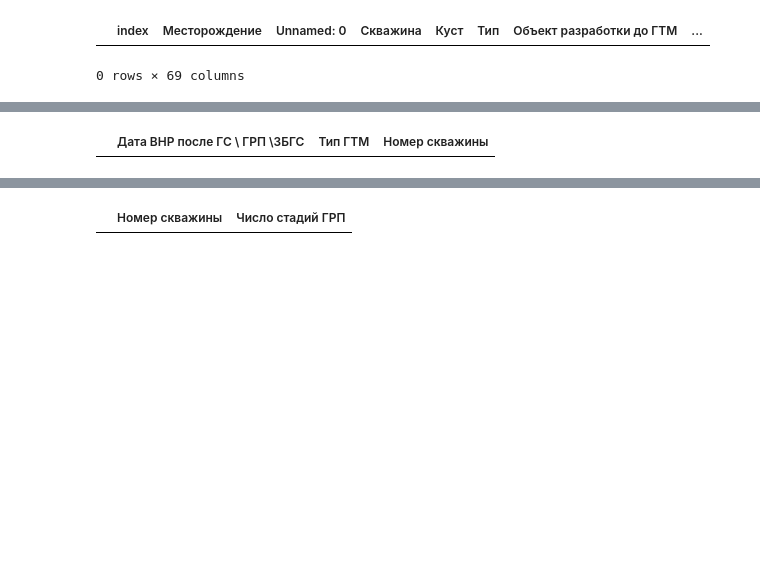
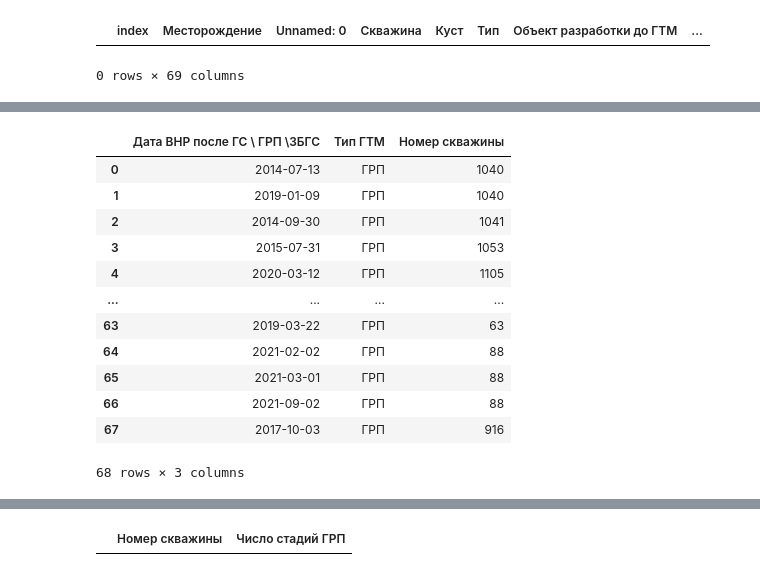
Before and after one commit to lybmvvs/appgazprom2.0, a Jupyter notebook: sdelal vrode.ipynb, the cells around one changed output, grey strips where cells are left out. Cells and saved outputs as stored; diff of their text form; code cells hidden in the pictures; blank space fills up the shorter version.

```diff
--- a/sdelal vrode.ipynb
+++ b/sdelal vrode.ipynb
@@ -24,9 +24,10 @@ grp_dad
 # %%
 grp_dad.reset_index(drop=True)
 grp_dad.reset_index(inplace=True)
-nnn = 1
-zzz = grp_dad['Пласт'].value_counts()[:nnn].index.tolist()
-plasttt = str(zzz[0])
+#nnn = 1
+#zzz = grp_dad['Пласт'].value_counts()[:nnn].index.tolist()
+#plasttt = str(zzz[0])
+plasttt = 'Ю2'
 grp_dad['удалю'] = grp_dad.apply(
             lambda x:
             'нет' if plasttt in str(x['Пласт'])
@@ -106,9 +107,10 @@ grp_gtm
 | 2102 | Западно-Усть-Балыкск | Добывающая | 99 | КУСТ-5 | Запуск без ремонта | Б10 | NaN | ... |
 2103 rows × 66 columns
 # %%
-nn = 1
-zz = grp_gtm['Объект разработки до ГТМ'].value_counts()[:nn].index.tolist()
-plastt = str(zz[0])
+#nn = 1
+#zz = grp_gtm['Объект разработки до ГТМ'].value_counts()[:nn].index.tolist()
+#plastt = str(zz[0])
+plastt = 'Ю2'
 grp_gtm = grp_gtm.drop(grp_gtm[grp_gtm['Объект разработки до ГТМ'] != plastt].index).reset_index(drop=True)
 grp_gtm
 # %% [output]
@@ -590,31 +530,43 @@ grp_1 = grp_1[grp_1['Скважина'].isin(my_wells_no_repeat)].reset_index(dr
         #     'Метод', 'Re'], axis=1)
         #grp_1 = grp_1.drop(['Pпл.1', '%.1', 'Qж.1', 'Qн.1', 'Окончание', 'Начало', 'Производительность', 'Насос'],
         #                   axis=1)
         #grp_1 = grp_1.drop(['Интервалы перф.', 'Hвд', 'Состояние', 'Pзаб', 'Pпл', 'H дин', 'Lхода', 'Напор'], axis=1)
         #grp_1 = grp_1.drop(['Месторождение', 'Unnamed: 0', 'Куст', 'Част', 'Кач', 'Hспуск', 'Qн', 'Qж', '%'], axis=1)
         #grp_1 = grp_1[grp_1['Скважина'].isin(my_wells_no_repeat)].reset_index(drop=True)
         # даты введения ГРП и ВНС на скважинах очень важно!!!!!!!
 grp_3 = copy.deepcopy(grp_1)
 grp_3['Дата ВНР после ГС \\ ГРП \\ЗБГС'] = grp_3.apply(
 lambda x:
 x['ВНР.1'] if 'КР7-2' in str(x['Краткое описание мероприятий'])
 else x['ВНР.1'] if 'Ввод добывающих сква' in str(x['Краткое описание мероприятий'])
 else 'нет', axis=1)
 grp_3['Тип ГТМ'] = grp_3.apply(
 lambda x:
 'ГРП' if 'КР7-2' in str(x['Краткое описание мероприятий'])
 else 'ВНС' if 'Ввод добывающих сква' in str(x['Краткое описание мероприятий'])
 else 'нет', axis=1)
 grp_3 = grp_3.drop(grp_3[grp_3['Дата ВНР после ГС \\ ГРП \\ЗБГС'] == 'нет'].index)
 grp_3 = grp_3.groupby(by=['Скважина', 'Дата ВНР после ГС \ ГРП \ЗБГС']).agg(
 {'Тип ГТМ': lambda x:
 x.tolist()[0]}
 )
 grp_3.reset_index(inplace=True)
 vvv = grp_3['Скважина'].tolist()
 
 grp_3['Номер скважины'] = vvv
 grp_3 = grp_3.drop(['Скважина'], axis=1)
-grp_3.loc[grp_3['Номер скважины'] == '5217']
+grp_3
 # %% [output]
 |  | Дата ВНР после ГС \ ГРП \ЗБГС | Тип ГТМ | Номер скважины |
+| 0 | 2014-07-13 | ГРП | 1040 |
+| 1 | 2019-01-09 | ГРП | 1040 |
+| 2 | 2014-09-30 | ГРП | 1041 |
+| 3 | 2015-07-31 | ГРП | 1053 |
+| 4 | 2020-03-12 | ГРП | 1105 |
+| ... | ... | ... | ... |
+| 63 | 2019-03-22 | ГРП | 63 |
+| 64 | 2021-02-02 | ГРП | 88 |
+| 65 | 2021-03-01 | ГРП | 88 |
+| 66 | 2021-09-02 | ГРП | 88 |
+| 67 | 2017-10-03 | ГРП | 916 |
+68 rows × 3 columns
```
Also changed, not shown: parts of 40 cells of this notebook, 1 other file.
